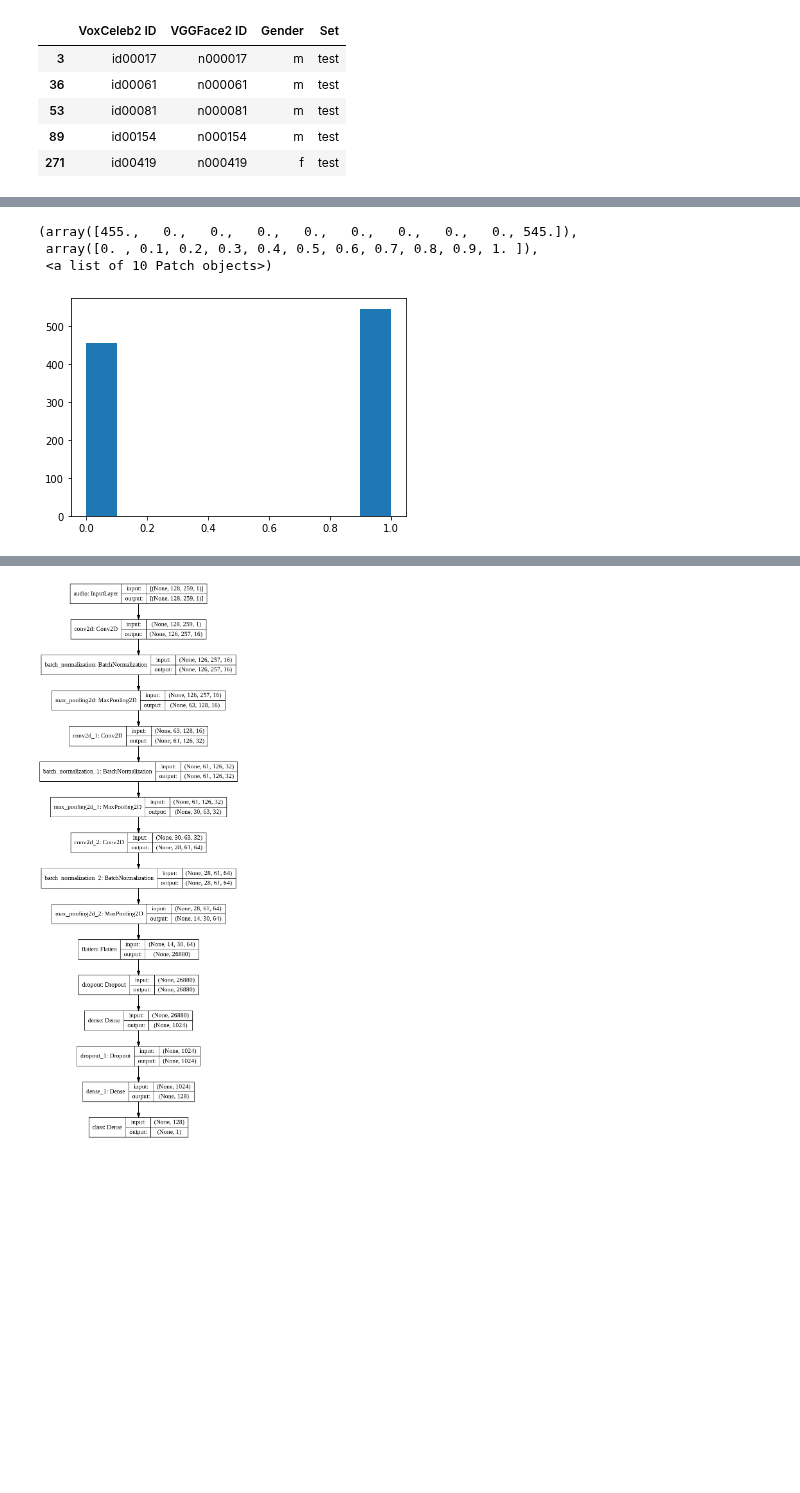
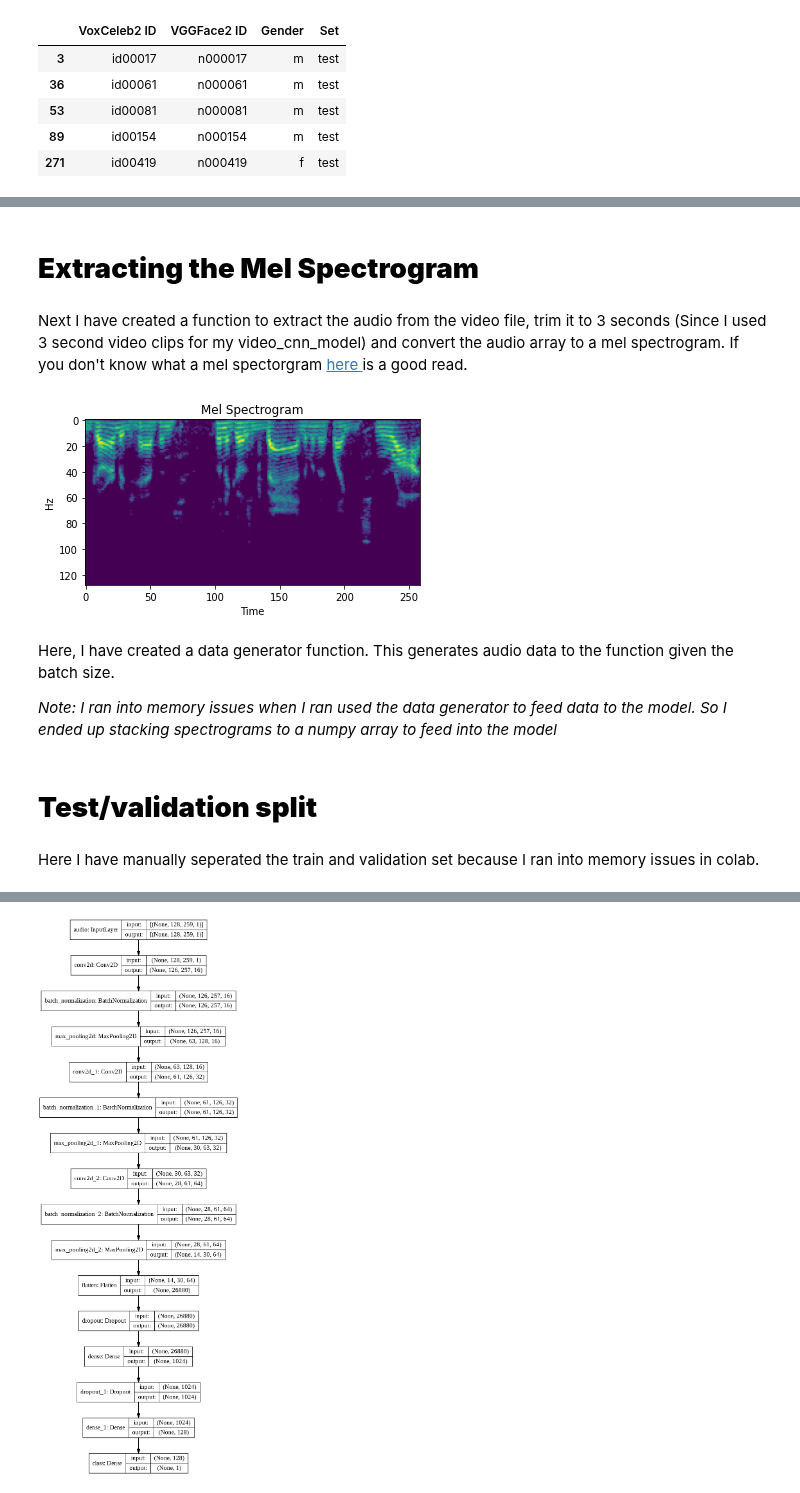
Before and after one commit to kaneelgit/msi_voxceleb, a Jupyter notebook: Audio_classification.ipynb, the cells around one changed output, grey strips where cells are left out. Drawn from its saved outputs; the diff is of its cells as text; code cells hidden in the pictures; blank space fills up the shorter version.

```diff
--- a/Audio_classification.ipynb
+++ b/Audio_classification.ipynb
@@ -122,13 +145,11 @@ for path in vid_paths:
   else:
     labels.append(0)
     video_files.append(path)
-# %%
-plt.hist(labels[:1000])
-# %% [output]
-(array([455.,   0.,   0.,   0.,   0.,   0.,   0.,   0.,   0., 545.]),
- array([0. , 0.1, 0.2, 0.3, 0.4, 0.5, 0.6, 0.7, 0.8, 0.9, 1. ]),
- <a list of 10 Patch objects>)
-[figure, removed]
+# %% [markdown]
+# **Extracting the Mel Spectrogram**
+# %% [markdown]
+
+Next I have created a function to extract the audio from the video file, trim it to 3 seconds (Since I used 3 second video clips for my video_cnn_model) and convert the audio array to a mel spectrogram. If you don't know what a mel spectorgram <a href = "https://medium.com/analytics-vidhya/understanding-the-mel-spectrogram-fca2afa2ce53#:~:text=A%20mel%20spectrogram%20is%20a,converted%20to%20the%20mel%20scale.&text=What's%20amazing%20is%20that%20after,a%20couple%20lines%20of%20code." target = "_blank"> here </a> is a good read.
 # %%
 #convert from audio to a mel diagram
 def aud_to_mel(path):
@@ -160 +179,18 @@ def aud_to_mel(path):
+# %%
+#lets plot a mel spectrogram
+mel_spec_tmp = aud_to_mel(video_files[0])
+
+#plot the spectrogram
+plt.figure(figsize = (6, 6))
+plt.title('Mel Spectrogram')
+plt.imshow(mel_spec_tmp[:, :, 0])
+plt.xlabel('Time')
+plt.ylabel('Hz')
+plt.show()
+# %% [output]
+[figure, added]
+# %% [markdown]
+Here, I have created a data generator function. This generates audio data to the function given the batch size.
+
+*Note: I ran into memory issues when I ran used the data generator to feed data to the model. So I ended up stacking spectrograms to a numpy array to feed into the model*
 # %%
@@ -188,4 +225,10 @@ def audio_generator(paths, labels, batch_size = 16):
         y_batch[i, :] = label_batch[i]
 
       yield {'audio': x_batch}, {'class': y_batch}
+# %% [markdown]
+# **Test/validation split**
+# %% [markdown]
+
+
+Here I have manually seperated the train and validation set because I ran into memory issues in colab.
 # %%
```
Also changed, not shown: parts of 20 cells of this notebook.
